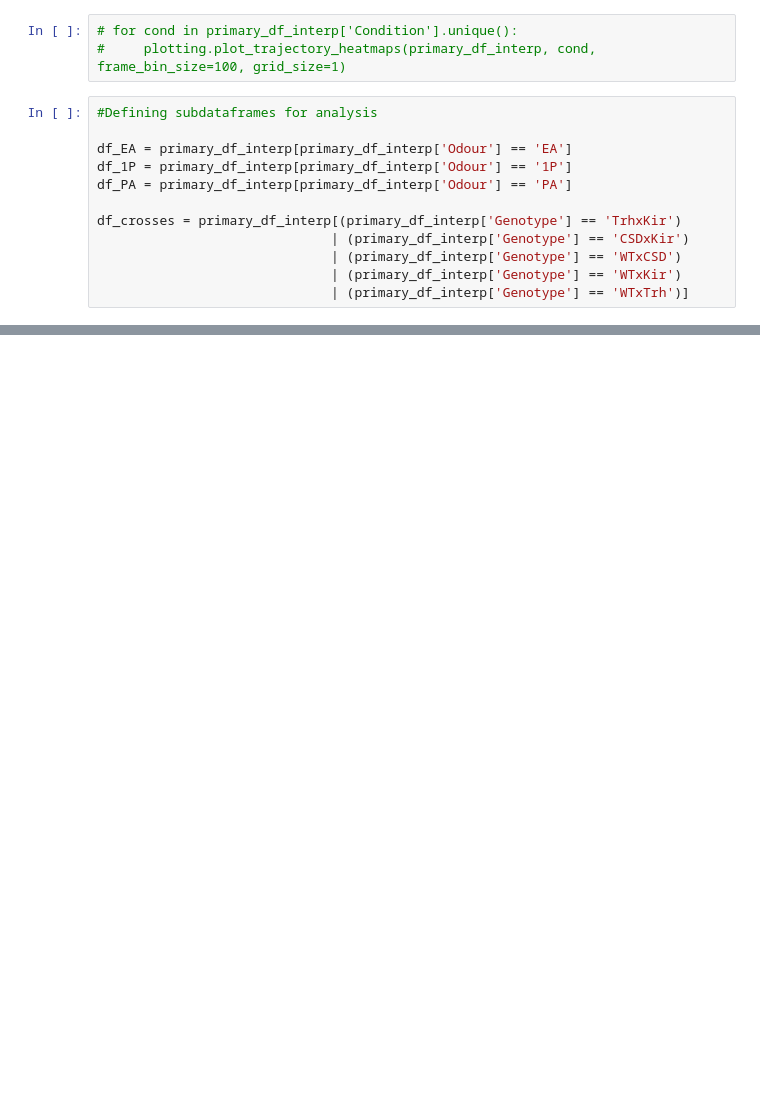
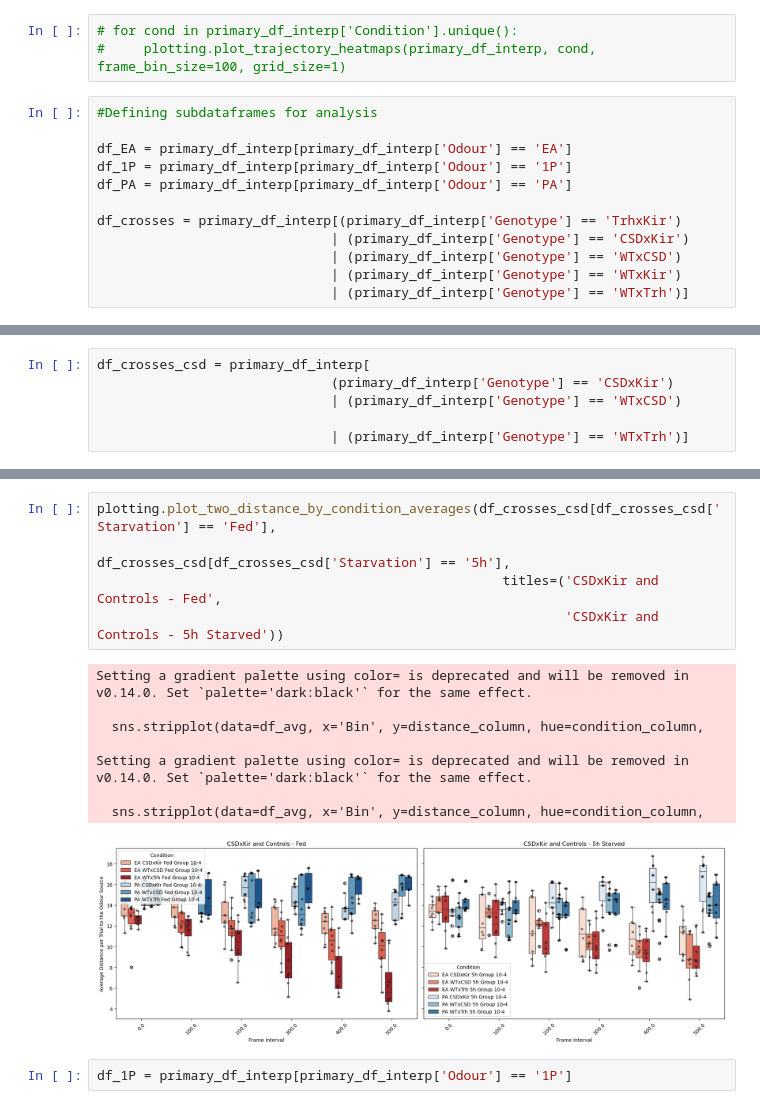
Before and after one commit to HariPNarayanan/larva-locater, a Jupyter notebook: Structured/analysis.ipynb, the cells around one changed output, grey strips where cells are left out. Saved outputs shown, nothing was run; the diff lists cells and outputs as text; blank space fills up the shorter version.

```diff
--- a/Structured/analysis.ipynb
+++ b/Structured/analysis.ipynb
@@ -138,0 +57,6 @@ Setting a gradient palette using color= is deprecated and will be removed in v0.
+# %%
+df_crosses_csd = primary_df_interp[
+                              (primary_df_interp['Genotype'] == 'CSDxKir')
+                              | (primary_df_interp['Genotype'] == 'WTxCSD')
+
+                              | (primary_df_interp['Genotype'] == 'WTxTrh')]
@@ -138,0 +77,16 @@ Setting a gradient palette using color= is deprecated and will be removed in v0.
+# %%
+plotting.plot_two_distance_by_condition_averages(df_crosses_csd[df_crosses_csd['Starvation'] == 'Fed'],
+                                                  df_crosses_csd[df_crosses_csd['Starvation'] == '5h'],
+                                                    titles=('CSDxKir and Controls - Fed',
+                                                            'CSDxKir and Controls - 5h Starved'))
+# %% [output]
+Setting a gradient palette using color= is deprecated and will be removed in v0.14.0. Set `palette='dark:black'` for the same effect.
+
+  sns.stripplot(data=df_avg, x='Bin', y=distance_column, hue=condition_column,
+
+Setting a gradient palette using color= is deprecated and will be removed in v0.14.0. Set `palette='dark:black'` for the same effect.
+
+  sns.stripplot(data=df_avg, x='Bin', y=distance_column, hue=condition_column,
+[figure, added]
+# %%
+df_1P = primary_df_interp[primary_df_interp['Odour'] == '1P']
```
Also changed, not shown: parts of 40 cells of this notebook, 4 other files.
